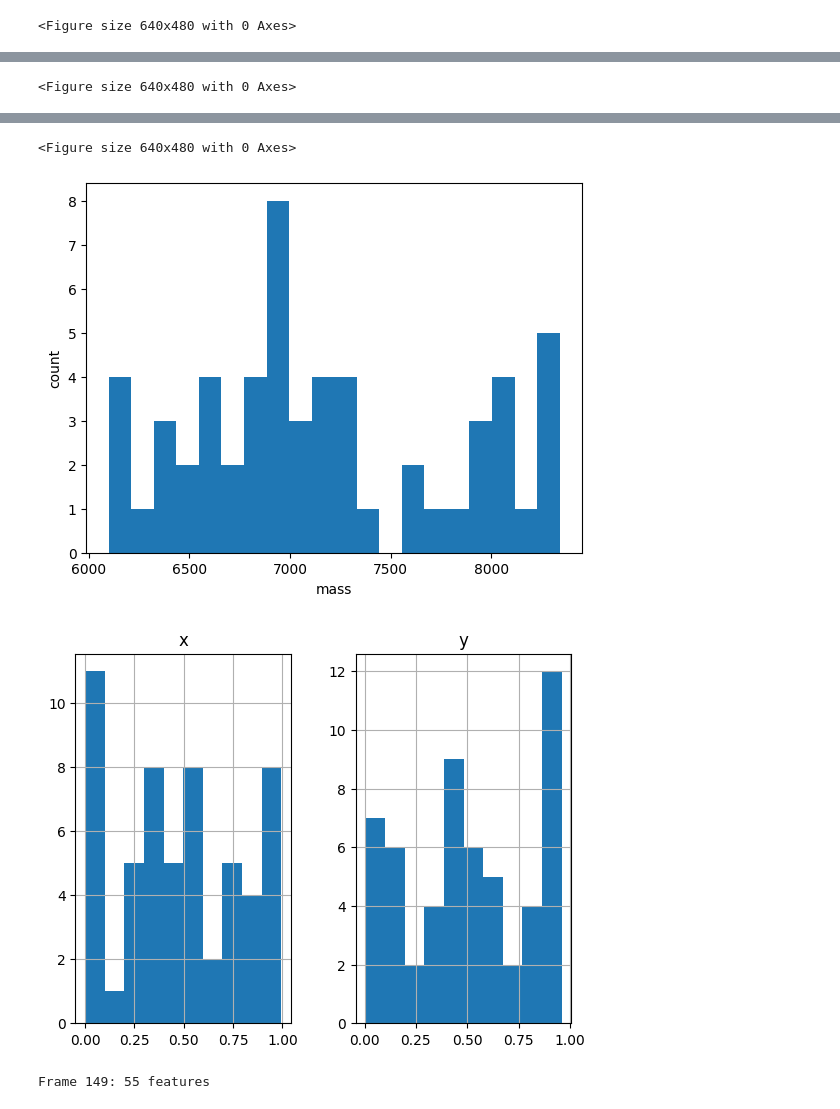
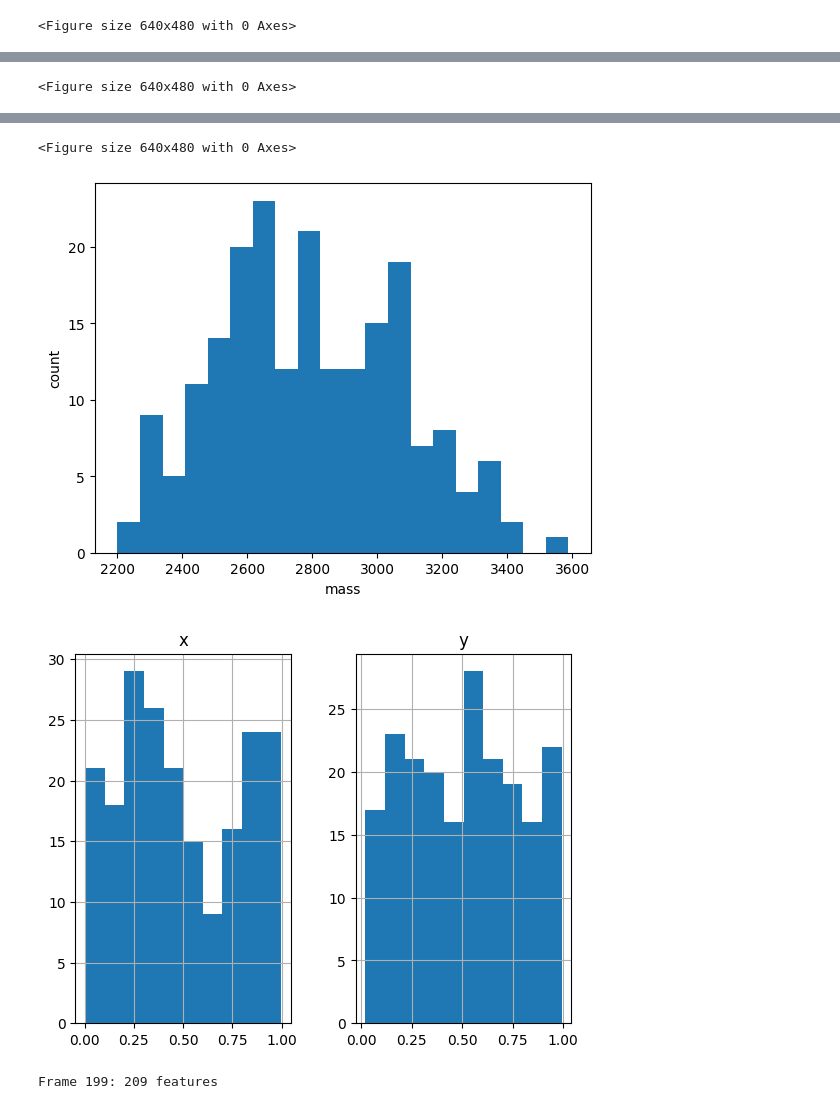
Before and after one commit to sacha-escudier/marangoni-spreading, a Jupyter notebook: playground.ipynb, the cells around one changed output, grey strips where cells are left out. Saved outputs shown, nothing was run; the diff lists cells and outputs as text; code cells hidden in the pictures.

```diff
--- a/playground.ipynb
+++ b/playground.ipynb
@@ -8,10 +8,10 @@ from frames import extract_frames
 from tracking import batch, track
 from scipy.optimize import curve_fit
 # %%
-directory = "C:/Users/escud/Desktop/Marangoni/Videos/0124-Experiments/001_frames/"
-last_frame = 150
-diameter = 15
-mass = 6000
+directory = "C:/Users/escud/Desktop/Marangoni/Videos/0124-Experiments/002_frames/"
+last_frame = 200
+diameter = 11
+mass = 2200
 
 frames = plot_parameter(directory, particle_diameter=diameter, particle_minmass=mass, frame_number=last_frame)
 # %% [output]
@@ -22,9 +22,9 @@ frames = plot_parameter(directory, particle_diameter=diameter, particle_minmass=
 <Figure size 640x480 with 0 Axes>
-[figure, old version]
+[figure, new version]
-[figure, old version]
+[figure, new version]
 # %%
-output_path = "C:/Users/escud/Desktop/Marangoni/Videos/0124-Experiments/001_frames_output/"
+output_path = "C:/Users/escud/Desktop/Marangoni/Videos/0124-Experiments/002_frames_output/"
 f = batch(frames[:last_frame], particle_diameter=diameter, particle_minmass=mass, save_video=True, output_path=output_path)
 # %% [output]
-Frame 149: 55 features
+Frame 199: 209 features
 # %%
```
Also changed, not shown: parts of 5 cells of this notebook, 2 other files.
